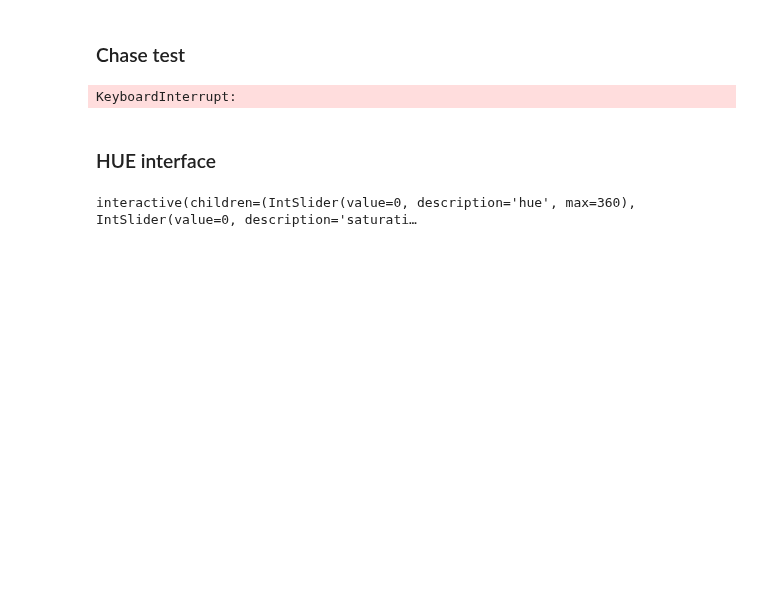
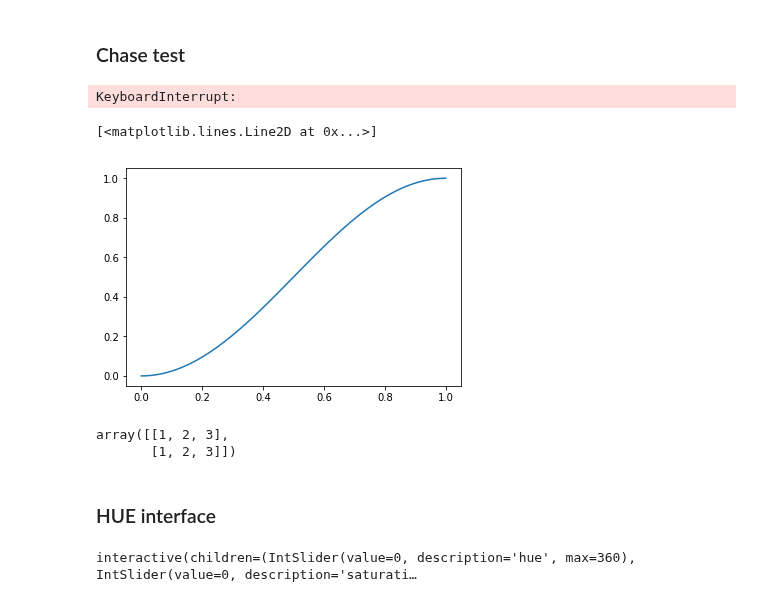
Before and after one commit to nuru-nu/moyo, a Jupyter notebook: notebooks/FadeCandy.ipynb, the cells around one changed output. Drawn from its saved outputs; the diff is of its cells as text; code cells hidden in the pictures; blank space fills up the shorter version.

```diff
--- a/notebooks/FadeCandy.ipynb
+++ b/notebooks/FadeCandy.ipynb
@@ -103,10 +113,24 @@ while True:
 		time.sleep(0.05)
 # %% [output]
 KeyboardInterrupt:
+# %%
+def cos_(x):
+    """Maps 0..1 to 0..1 with cos() non-linearity."""
+    return (1+np.cos((np.clip(x, 0, 1)-1)*np.pi))/2
+x = np.linspace(0, 1, 100)
+plt.plot(x, cos_(x))
+# %% [output]
+[<matplotlib.lines.Line2D at 0x...>]
+[figure, added]
 # %%
 def hue_to_strip(hue, saturation, brightness):
     color = [([v*255 for v in colorsys.hsv_to_rgb(hue / 360.0, saturation / 255.0, brightness / 255.0)])] * numLEDs
     client.put_pixels(color)
+# %%
+np.tile([1, 2, 3], 2).reshape(-1, 3)
+# %% [output]
+array([[1, 2, 3],
+       [1, 2, 3]])
 # %% [markdown]
 ### HUE interface
 # %%
```
Also changed, not shown: parts of 1 cell of this notebook, 7 other files.
